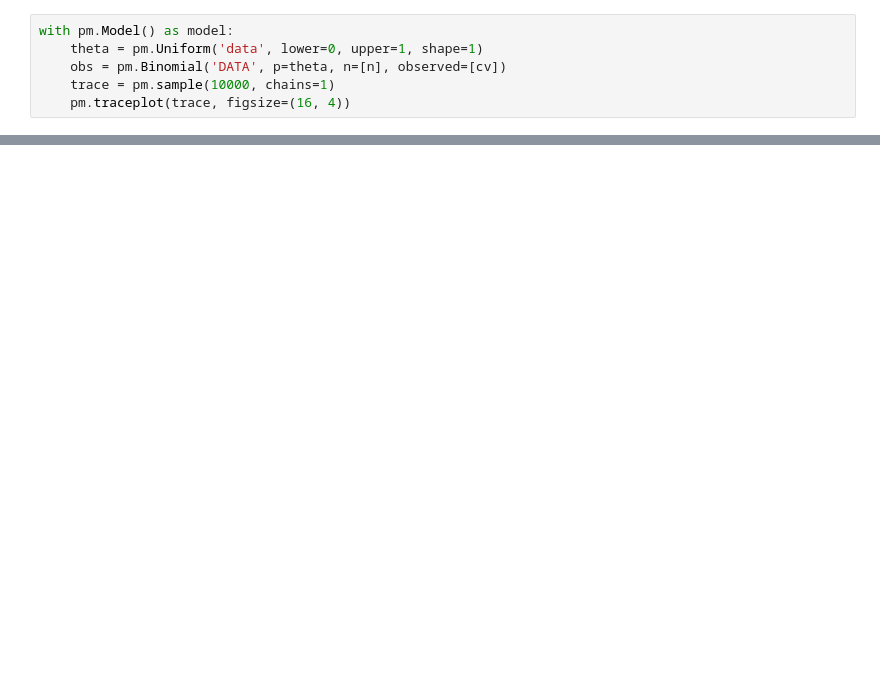
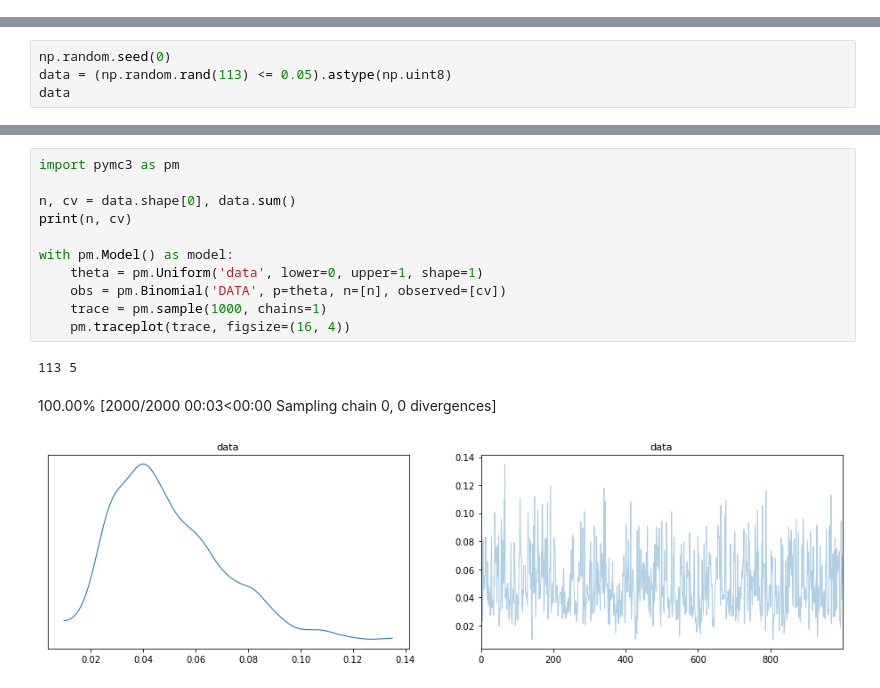
Before and after one commit to o93/sandbox, a Jupyter notebook: 誤差・曖昧さ・不確かさ.ipynb, the cells around one changed output, grey strips where cells are left out. Cells and saved outputs as stored; diff of their text form; blank space fills up the shorter version.

```diff
--- a/誤差・曖昧さ・不確かさ.ipynb
+++ b/誤差・曖昧さ・不確かさ.ipynb
@@ -39,6 +2,0 @@ for _ in range(1000):
-# %%
-with pm.Model() as model:
-    theta = pm.Uniform('data', lower=0, upper=1, shape=1)
-    obs = pm.Binomial('DATA', p=theta, n=[n], observed=[cv])
-    trace = pm.sample(10000, chains=1)
-    pm.traceplot(trace, figsize=(16, 4))
@@ -76,0 +124,4 @@ measured_error, predicted_error
+# %%
+np.random.seed(0)
+data = (np.random.rand(113) <= 0.05).astype(np.uint8)
+data
@@ -76,0 +184,15 @@ measured_error, predicted_error
+# %%
+import pymc3 as pm
+
+n, cv = data.shape[0], data.sum()
+print(n, cv)
+
+with pm.Model() as model:
+    theta = pm.Uniform('data', lower=0, upper=1, shape=1)
+    obs = pm.Binomial('DATA', p=theta, n=[n], observed=[cv])
+    trace = pm.sample(1000, chains=1)
+    pm.traceplot(trace, figsize=(16, 4))
+# %% [output]
+113 5
+100.00% [2000/2000 00:03<00:00 Sampling chain 0, 0 divergences]
+[figure, added]
```
Also changed, not shown: parts of 52 cells of this notebook.
